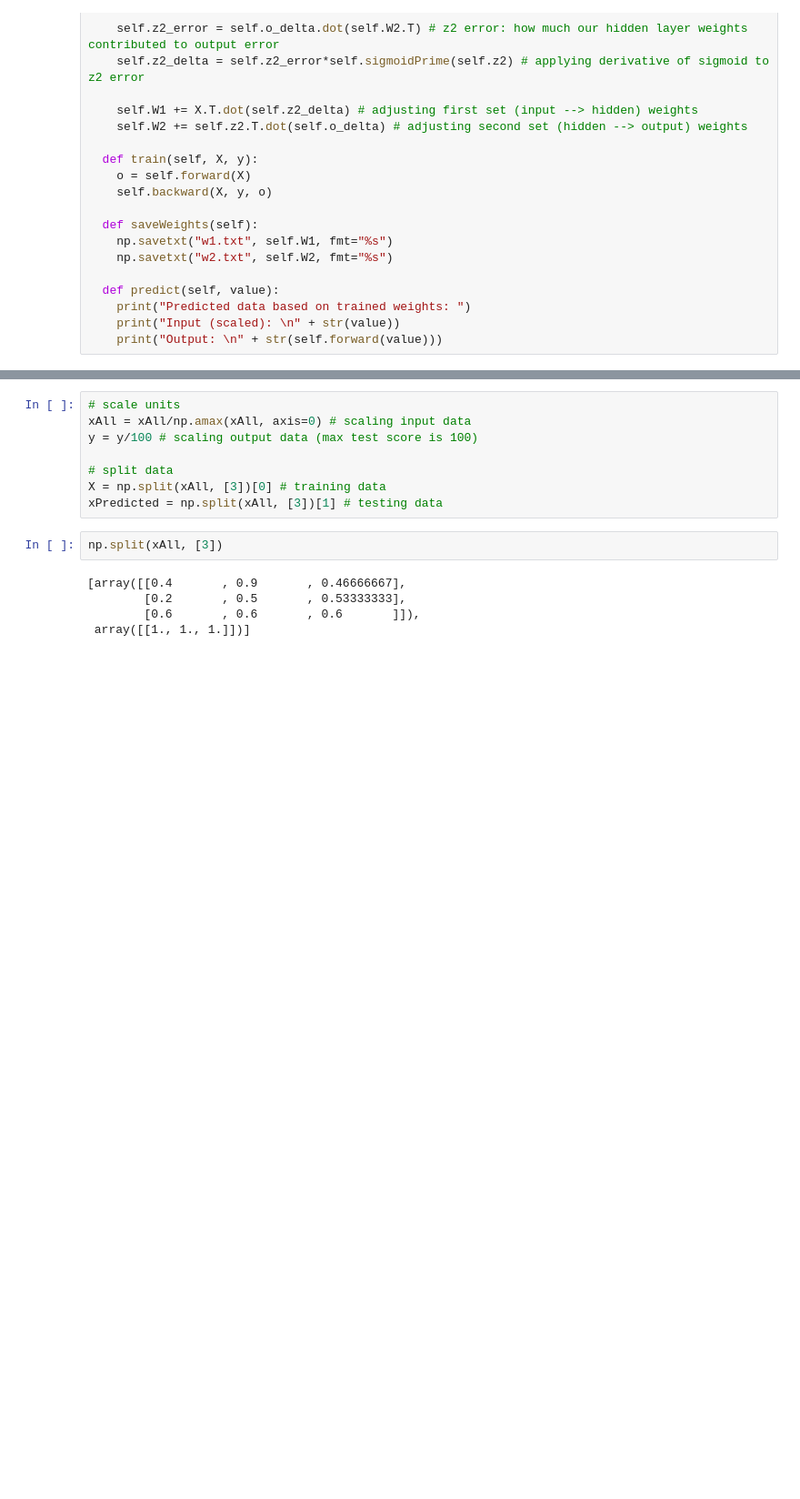
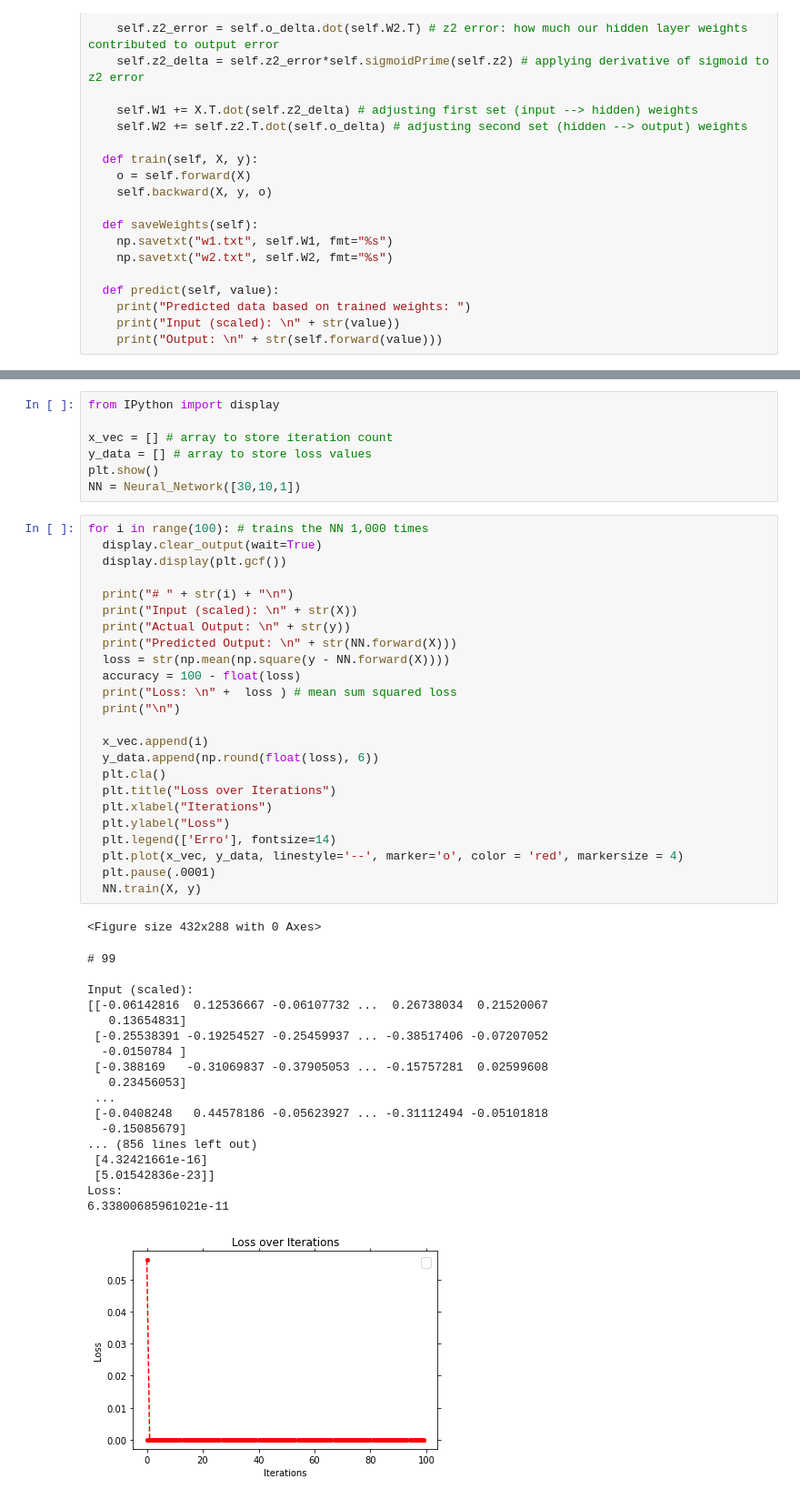
Before and after one commit to elfeijao/atividade2-RNA-ppgee, a Jupyter notebook: app.ipynb, the cells around one changed output, grey strips where cells are left out. Shown: that part at 91% size. Cells and saved outputs as stored; diff of their text form; blank space fills up the shorter version.

```diff
--- a/app.ipynb
+++ b/app.ipynb
@@ -106,16 +168,52 @@ y = np.array(([5], [10], [15]), dtype=float) # output
 # %%
-# scale units
-xAll = xAll/np.amax(xAll, axis=0) # scaling input data
-y = y/100 # scaling output data (max test score is 100)
+from IPython import display
 
-# split data
-X = np.split(xAll, [3])[0] # training data
-xPredicted = np.split(xAll, [3])[1] # testing data
+x_vec = [] # array to store iteration count
+y_data = [] # array to store loss values
+plt.show()
+NN = Neural_Network([30,10,1])
-# %%
-np.split(xAll, [3])
-# %% [output]
-[array([[0.4       , 0.9       , 0.46666667],
-        [0.2       , 0.5       , 0.53333333],
-        [0.6       , 0.6       , 0.6       ]]),
- array([[1., 1., 1.]])]
+# %%
+for i in range(100): # trains the NN 1,000 times
+  display.clear_output(wait=True)
+  display.display(plt.gcf())
+
+  print("# " + str(i) + "\n")
+  print("Input (scaled): \n" + str(X))
+  print("Actual Output: \n" + str(y))
+  print("Predicted Output: \n" + str(NN.forward(X)))
+  loss = str(np.mean(np.square(y - NN.forward(X))))
+  accuracy = 100 - float(loss)
+  print("Loss: \n" +  loss ) # mean sum squared loss
+  print("\n")
+
+  x_vec.append(i)
+  y_data.append(np.round(float(loss), 6))
+  plt.cla()
+  plt.title("Loss over Iterations")
+  plt.xlabel("Iterations")
+  plt.ylabel("Loss")
+  plt.legend(['Erro'], fontsize=14)
+  plt.plot(x_vec, y_data, linestyle='--', marker='o', color = 'red', markersize = 4)
+  plt.pause(.0001)
+  NN.train(X, y)
+# %% [output]
+<Figure size 432x288 with 0 Axes>
+# 99
+
+Input (scaled):
+[[-0.06142816  0.12536667 -0.06107732 ...  0.26738034  0.21520067
+   0.13654831]
+ [-0.25538391 -0.19254527 -0.25459937 ... -0.38517406 -0.07207052
+  -0.0150784 ]
+ [-0.388169   -0.31069837 -0.37905053 ... -0.15757281  0.02599608
+   0.23456053]
+ ...
+ [-0.0408248   0.44578186 -0.05623927 ... -0.31112494 -0.05101818
+  -0.15085679]
+... (856 lines left out)
+ [4.32421661e-16]
+ [5.01542836e-23]]
+Loss:
+6.33800685961021e-11
+[figure, added]
 # %%
```
Also changed, not shown: parts of 7 cells of this notebook.
